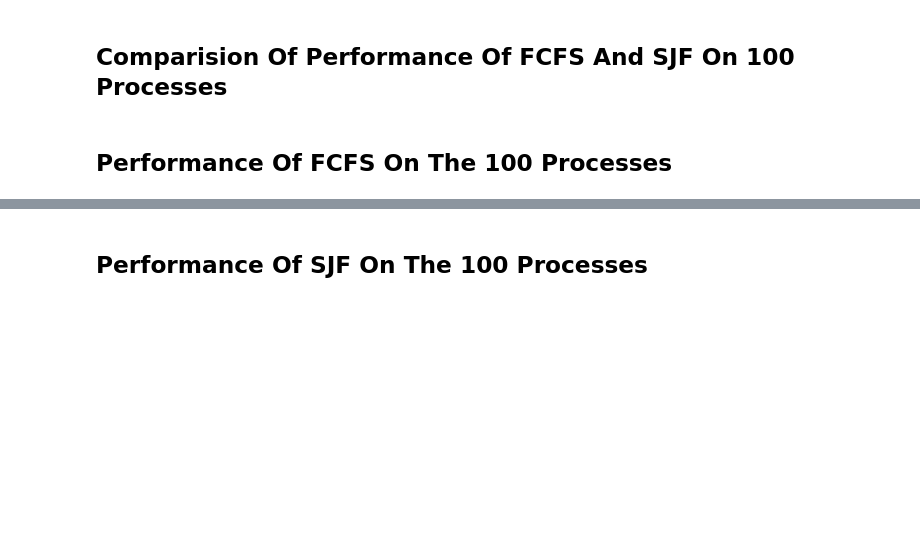
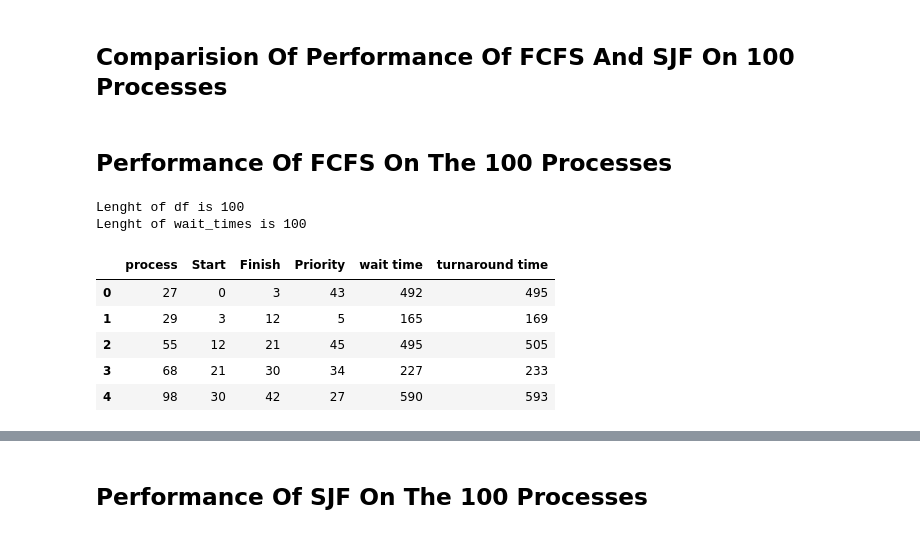
Before and after one commit to al-jisal/CS337-OperatingSystems, a Jupyter notebook: Project01/Scheduling_Analyses.ipynb, the cells around one changed output, grey strips where cells are left out. Cells and saved outputs as stored; diff of their text form; code cells hidden in the pictures; blank space fills up the shorter version.

Commit message:
added performance test for the 100 randomly generated processes

```diff
--- a/Project01/Scheduling_Analyses.ipynb
+++ b/Project01/Scheduling_Analyses.ipynb
@@ -137,12 +173,22 @@ processes.append(process.Process( i,
 # %% [markdown]
 ## Performance Of FCFS On The 100 Processes
 # %%
-processes1 = copy.deepcopy(processes)
 
-avg_wait, avg_turnaround = operating_system.kernel(scheduler.FCFS_scheduler, processes)
+
+avg_wait, avg_turnaround = operating_system.kernel(scheduler.FCFS_scheduler, processes.copy(), "fcfs_test100")
+# %% [output]
+Lenght of df is 100
+Lenght of wait_times is 100
 # %%
-df = pd.read_csv("results.csv")
+df = pd.read_csv("fcfs_test100")
 df.head()
+# %% [output]
+|  | process | Start | Finish | Priority | wait time | turnaround time |
+| 0 | 27 | 0 | 3 | 43 | 492 | 495 |
+| 1 | 29 | 3 | 12 | 5 | 165 | 169 |
+| 2 | 55 | 12 | 21 | 45 | 495 | 505 |
+| 3 | 68 | 21 | 30 | 34 | 227 | 233 |
+| 4 | 98 | 30 | 42 | 27 | 590 | 593 |
 # %%
 fig = px.timeline(df, x_start="Start", x_end="Finish", y="process", color="Priority")
 
```
Also changed, not shown: parts of 13 cells of this notebook.
